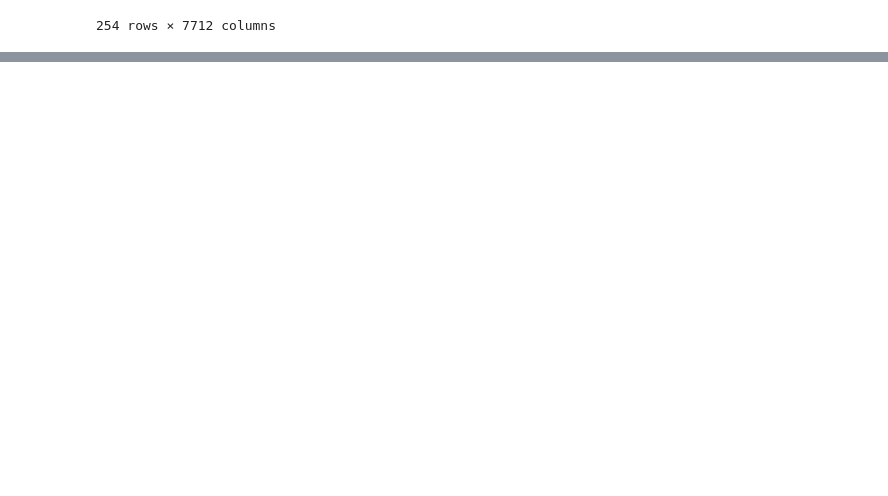
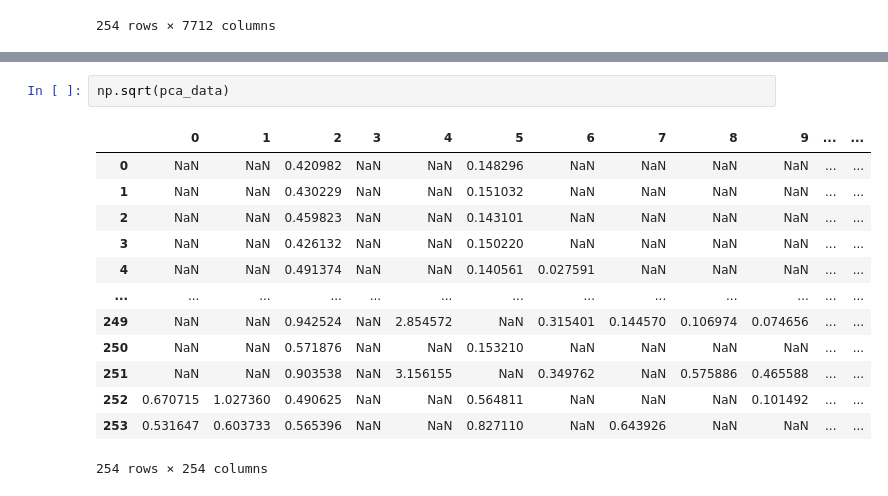
Before and after one commit to USFOneHealthCodeathon2020/Team6_LimSharma, a Jupyter notebook: Internal_Microbime_Analyses.ipynb, the cells around one changed output, grey strips where cells are left out. Cells and saved outputs as stored; diff of their text form; blank space fills up the shorter version.

```diff
--- a/Internal_Microbime_Analyses.ipynb
+++ b/Internal_Microbime_Analyses.ipynb
@@ -142,0 +232,16 @@ df2
+# %%
+np.sqrt(pca_data)
+# %% [output]
+|  | 0 | 1 | 2 | 3 | 4 | 5 | 6 | 7 | 8 | 9 | ... | ... |
+| 0 | NaN | NaN | 0.420982 | NaN | NaN | 0.148296 | NaN | NaN | NaN | NaN | ... | ... |
+| 1 | NaN | NaN | 0.430229 | NaN | NaN | 0.151032 | NaN | NaN | NaN | NaN | ... | ... |
+| 2 | NaN | NaN | 0.459823 | NaN | NaN | 0.143101 | NaN | NaN | NaN | NaN | ... | ... |
+| 3 | NaN | NaN | 0.426132 | NaN | NaN | 0.150220 | NaN | NaN | NaN | NaN | ... | ... |
+| 4 | NaN | NaN | 0.491374 | NaN | NaN | 0.140561 | 0.027591 | NaN | NaN | NaN | ... | ... |
+| ... | ... | ... | ... | ... | ... | ... | ... | ... | ... | ... | ... | ... |
+| 249 | NaN | NaN | 0.942524 | NaN | 2.854572 | NaN | 0.315401 | 0.144570 | 0.106974 | 0.074656 | ... | ... |
+| 250 | NaN | NaN | 0.571876 | NaN | NaN | 0.153210 | NaN | NaN | NaN | NaN | ... | ... |
+| 251 | NaN | NaN | 0.903538 | NaN | 3.156155 | NaN | 0.349762 | NaN | 0.575886 | 0.465588 | ... | ... |
+| 252 | 0.670715 | 1.027360 | 0.490625 | NaN | NaN | 0.564811 | NaN | NaN | NaN | 0.101492 | ... | ... |
+| 253 | 0.531647 | 0.603733 | 0.565396 | NaN | NaN | 0.827110 | NaN | 0.643926 | NaN | NaN | ... | ... |
+254 rows × 254 columns
```
Also changed, not shown: parts of 19 cells of this notebook, 5 other files.
